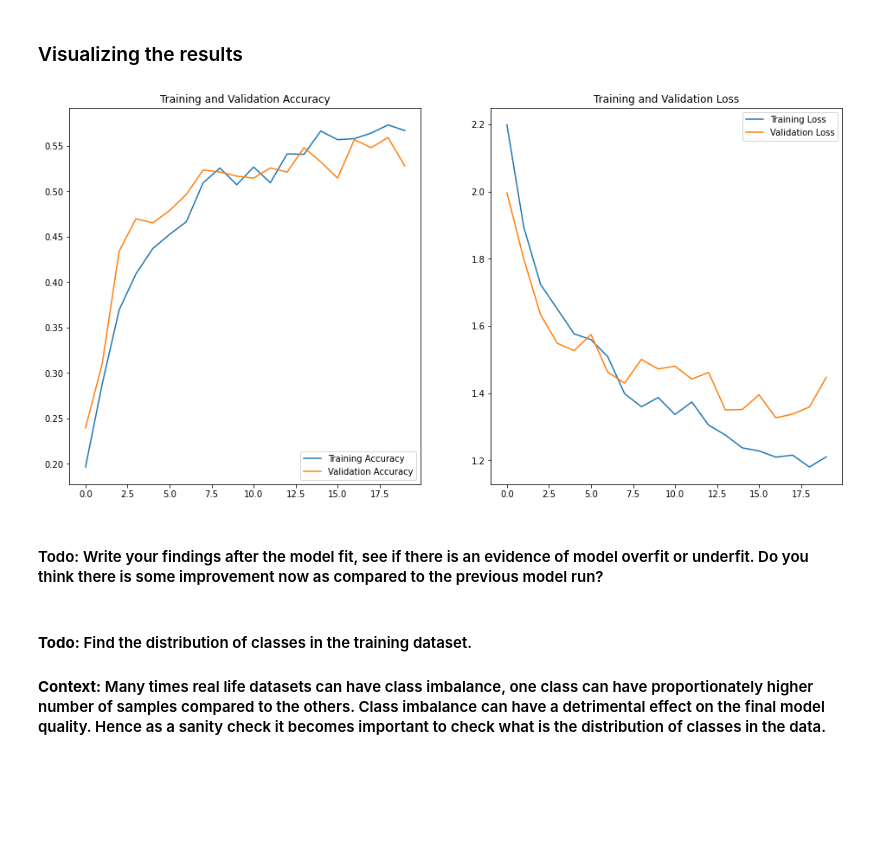
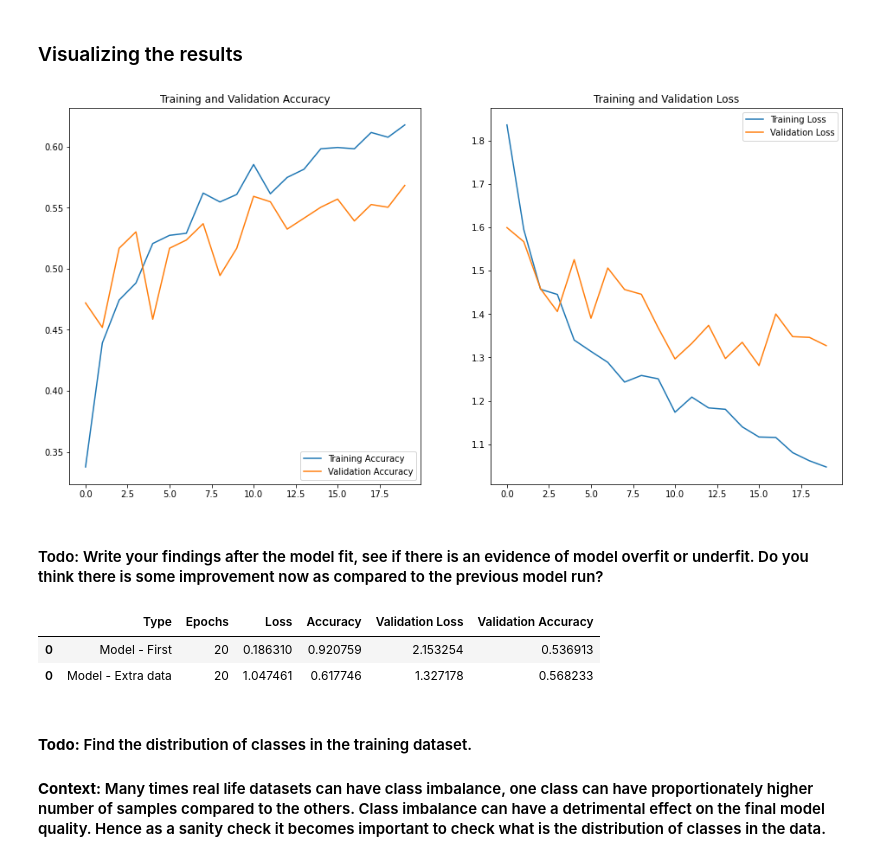
Before and after one commit to sanjaysaini-msn/cnn_assignment, a Jupyter notebook: Sanjay_Saini_nn.ipynb, the cells around one changed output. Saved outputs shown, nothing was run; the diff lists cells and outputs as text; code cells hidden in the pictures; blank space fills up the shorter version.

```diff
--- a/Sanjay_Saini_nn.ipynb
+++ b/Sanjay_Saini_nn.ipynb
@@ -336,31 +343,19 @@ Epoch 20/20
 # %% [markdown]
 ### Visualizing the results
-# %%
-acc = history.history['accuracy']
-val_acc = history.history['val_accuracy']
-
-loss = history.history['loss']
-val_loss = history.history['val_loss']
-
-epochs_range = range(epochs)
-
-plt.figure(figsize=(16, 8))
-plt.subplot(1, 2, 1)
-plt.plot(epochs_range, acc, label='Training Accuracy')
-plt.plot(epochs_range, val_acc, label='Validation Accuracy')
-plt.legend(loc='lower right')
-plt.title('Training and Validation Accuracy')
-
-plt.subplot(1, 2, 2)
-plt.plot(epochs_range, loss, label='Training Loss')
-plt.plot(epochs_range, val_loss, label='Validation Loss')
-plt.legend(loc='upper right')
-plt.title('Training and Validation Loss')
-plt.show()
-# %% [output]
-[figure, removed]
+# %%
+analyze_results(epochs, history.history['accuracy'], history.history['val_accuracy'], history.history['loss'], history.history['val_loss'])
+# %% [output]
+[figure, added]
 # %% [markdown]
 #### Todo: Write your findings after the model fit, see if there is an evidence of model overfit or underfit. Do you think there is some improvement now as compared to the previous model run?
+# %%
+accuracy_df = accuracy_df.append([{"Type":"Model - Extra data","Epochs":epochs,"Loss":history.history['loss'][-1],"Accuracy":history.history['accuracy'][-1],
+                                  "Validation Loss":history.history['val_loss'][-1],"Validation Accuracy":history.history['val_accuracy'][-1]}])
+accuracy_df
+# %% [output]
+|  | Type | Epochs | Loss | Accuracy | Validation Loss | Validation Accuracy |
+| 0 | Model - First | 20 | 0.186310 | 0.920759 | 2.153254 | 0.536913 |
+| 0 | Model - Extra data | 20 | 1.047461 | 0.617746 | 1.327178 | 0.568233 |
 # %% [markdown]
 #### **Todo:** Find the distribution of classes in the training dataset.
 #### **Context:** Many times real life datasets can have class imbalance, one class can have proportionately higher number of samples compared to the others. Class imbalance can have a detrimental effect on the final model quality. Hence as a sanity check it becomes important to check what is the distribution of classes in the data.
```
Also changed, not shown: parts of 19 cells of this notebook.
